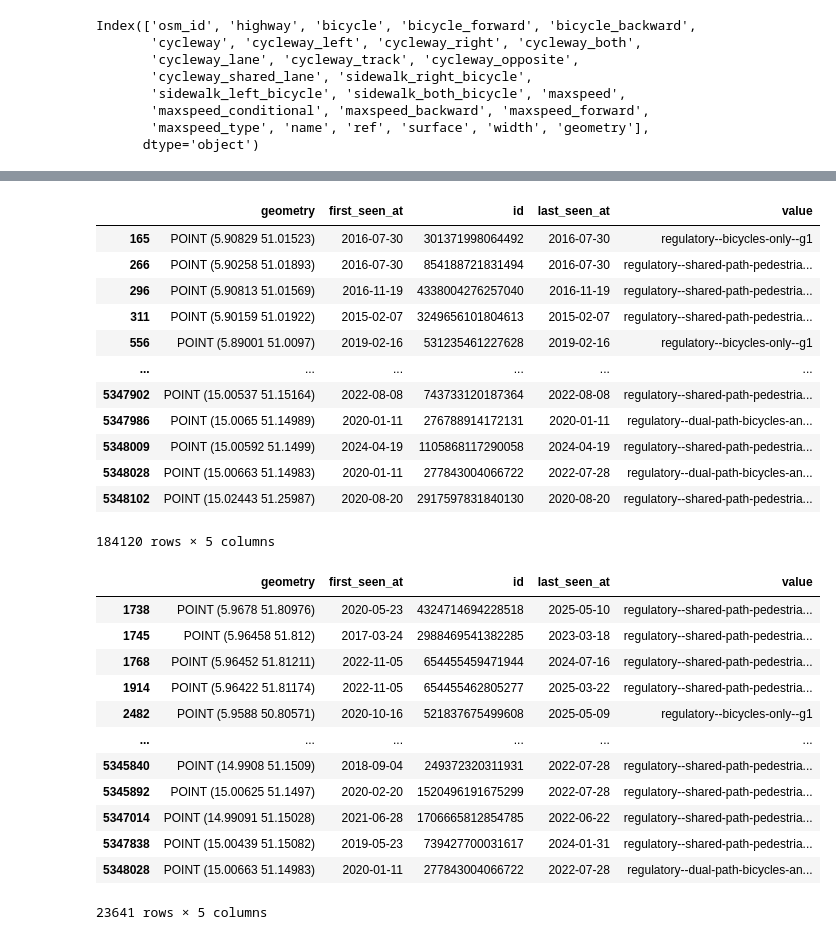
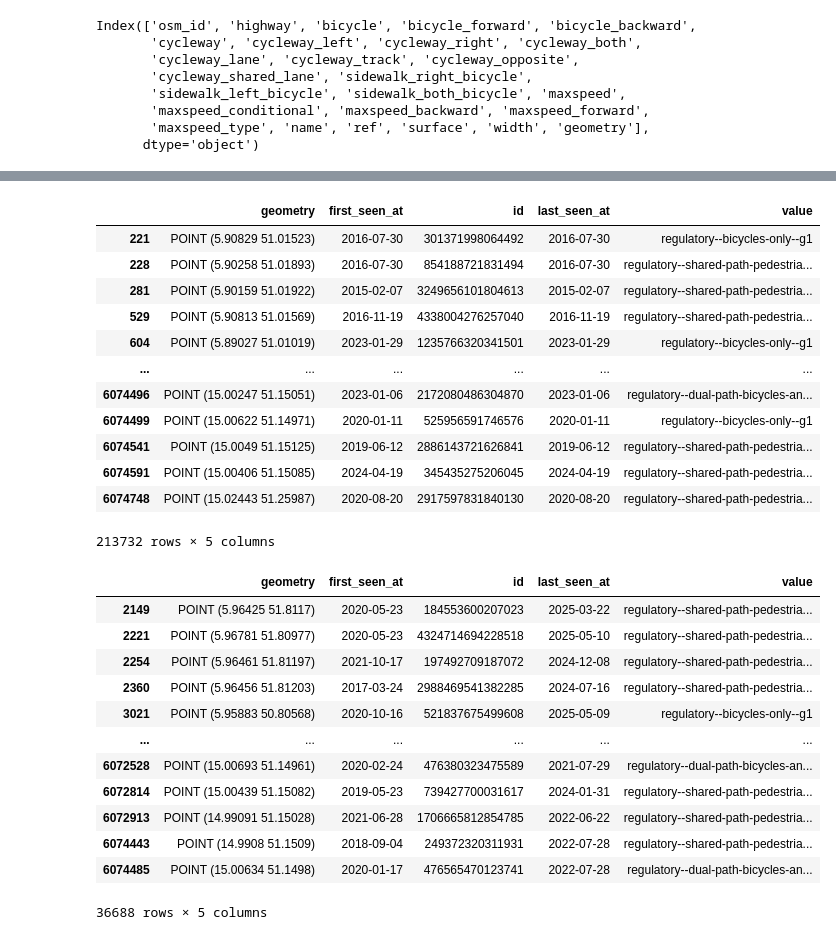
Before and after one commit to vizsim/unfallkarte, a Jupyter notebook: scenarios/scenario7_mapillary-data_cycleways.ipynb, the cells around one changed output, grey strips where cells are left out. Cells and saved outputs as stored; diff of their text form; code cells hidden in the pictures.

```diff
--- a/scenarios/scenario7_mapillary-data_cycleways.ipynb
+++ b/scenarios/scenario7_mapillary-data_cycleways.ipynb
@@ -117,46 +105,47 @@ Name: count, dtype: int64
 
 ## TRAFFFIC SIGNS
 # https://www.mapillary.com/developer/api-documentation/traffic-signs?locale=
 
 # Unterschiedliche Verkehrszeichen in Deutschland für Radwege
 
 # https://trafficsigns.osm-verkehrswende.org/DE?signs=DE:237
 de_237="regulatory--bicycles-only--g1"
 
 # https://trafficsigns.osm-verkehrswende.org/DE?signs=DE:240
 de_240="regulatory--shared-path-pedestrians-and-bicycles--g1"
 
 # https://trafficsigns.osm-verkehrswende.org/DE?signs=DE:241-30
 de_241_30="regulatory--dual-path-bicycles-and-pedestrians--g1"
 
 # https://trafficsigns.osm-verkehrswende.org/DE?signs=DE:241-31
 de_241_31="regulatory--dual-path-pedestrians-and-bicycles--g1"
 
 
 # ggf. noch  "complementary--except-bicycles--g1" https://trafficsigns.osm-verkehrswende.org/DE?signs=DE:1022-10
 
 
 
-mapillary_trafficsigns = gpd.read_parquet("../preprocessing/mapillary_map-feature-data_ger_2025-06-07.parquet")
+#mapillary_trafficsigns = gpd.read_parquet("../preprocessing/mapillary_map-feature-data_ger_2025-06-07.parquet") ## -> 184120 features
+mapillary_trafficsigns = gpd.read_parquet("../preprocessing/mapillary_map-feature-data_ger_2025-07-30.parquet") ## -> 213732 features
 
 
 # Schilder in Germany
 mapillary_trafficsigns_cw=mapillary_trafficsigns[mapillary_trafficsigns.value.isin([de_237, de_240, de_241_30, de_241_31])]
 mapillary_trafficsigns_cw
 # %% [output]
 |  | geometry | first_seen_at | id | last_seen_at | value |
-| 165 | POINT (5.90829 51.01523) | 2016-07-30 | 301371998064492 | 2016-07-30 | regulatory--bicycles-only--g1 |
-| 266 | POINT (5.90258 51.01893) | 2016-07-30 | 854188721831494 | 2016-07-30 | regulatory--shared-path-pedestria... |
-| 296 | POINT (5.90813 51.01569) | 2016-11-19 | 4338004276257040 | 2016-11-19 | regulatory--shared-path-pedestria... |
-| 311 | POINT (5.90159 51.01922) | 2015-02-07 | 3249656101804613 | 2015-02-07 | regulatory--shared-path-pedestria... |
-| 556 | POINT (5.89001 51.0097) | 2019-02-16 | 531235461227628 | 2019-02-16 | regulatory--bicycles-only--g1 |
+| 221 | POINT (5.90829 51.01523) | 2016-07-30 | 301371998064492 | 2016-07-30 | regulatory--bicycles-only--g1 |
+| 228 | POINT (5.90258 51.01893) | 2016-07-30 | 854188721831494 | 2016-07-30 | regulatory--shared-path-pedestria... |
+| 281 | POINT (5.90159 51.01922) | 2015-02-07 | 3249656101804613 | 2015-02-07 | regulatory--shared-path-pedestria... |
+| 529 | POINT (5.90813 51.01569) | 2016-11-19 | 4338004276257040 | 2016-11-19 | regulatory--shared-path-pedestria... |
+| 604 | POINT (5.89027 51.01019) | 2023-01-29 | 1235766320341501 | 2023-01-29 | regulatory--bicycles-only--g1 |
 | ... | ... | ... | ... | ... | ... |
-| 5347902 | POINT (15.00537 51.15164) | 2022-08-08 | 743733120187364 | 2022-08-08 | regulatory--shared-path-pedestria... |
-| 5347986 | POINT (15.0065 51.14989) | 2020-01-11 | 276788914172131 | 2020-01-11 | regulatory--dual-path-bicycles-an... |
-| 5348009 | POINT (15.00592 51.1499) | 2024-04-19 | 1105868117290058 | 2024-04-19 | regulatory--shared-path-pedestria... |
-| 5348028 | POINT (15.00663 51.14983) | 2020-01-11 | 277843004066722 | 2022-07-28 | regulatory--dual-path-bicycles-an... |
-| 5348102 | POINT (15.02443 51.25987) | 2020-08-20 | 2917597831840130 | 2020-08-20 | regulatory--shared-path-pedestria... |
+| 6074496 | POINT (15.00247 51.15051) | 2023-01-06 | 2172080486304870 | 2023-01-06 | regulatory--dual-path-bicycles-an... |
+| 6074499 | POINT (15.00622 51.14971) | 2020-01-11 | 525956591746576 | 2020-01-11 | regulatory--bicycles-only--g1 |
+| 6074541 | POINT (15.0049 51.15125) | 2019-06-12 | 2886143721626841 | 2019-06-12 | regulatory--shared-path-pedestria... |
+| 6074591 | POINT (15.00406 51.15085) | 2024-04-19 | 345435275206045 | 2024-04-19 | regulatory--shared-path-pedestria... |
+| 6074748 | POINT (15.02443 51.25987) | 2020-08-20 | 2917597831840130 | 2020-08-20 | regulatory--shared-path-pedestria... |
-184120 rows × 5 columns
+213732 rows × 5 columns
 # %%
 # mapillary_trafficsigns_237_recent = mapillary_trafficsigns_cw[mapillary_trafficsigns_cw["last_seen_at"] > "2024-01-01"]
 # mapillary_trafficsigns_237_recent
@@ -174,18 +163,18 @@ mapillary_trafficsigns_cw_1year = mapillary_trafficsigns_cw[
 mapillary_trafficsigns_cw_1year
 # %% [output]
 |  | geometry | first_seen_at | id | last_seen_at | value |
-| 1738 | POINT (5.9678 51.80976) | 2020-05-23 | 4324714694228518 | 2025-05-10 | regulatory--shared-path-pedestria... |
-| 1745 | POINT (5.96458 51.812) | 2017-03-24 | 2988469541382285 | 2023-03-18 | regulatory--shared-path-pedestria... |
-| 1768 | POINT (5.96452 51.81211) | 2022-11-05 | 654455459471944 | 2024-07-16 | regulatory--shared-path-pedestria... |
-| 1914 | POINT (5.96422 51.81174) | 2022-11-05 | 654455462805277 | 2025-03-22 | regulatory--shared-path-pedestria... |
-| 2482 | POINT (5.9588 50.80571) | 2020-10-16 | 521837675499608 | 2025-05-09 | regulatory--bicycles-only--g1 |
+| 2149 | POINT (5.96425 51.8117) | 2020-05-23 | 184553600207023 | 2025-03-22 | regulatory--shared-path-pedestria... |
+| 2221 | POINT (5.96781 51.80977) | 2020-05-23 | 4324714694228518 | 2025-05-10 | regulatory--shared-path-pedestria... |
+| 2254 | POINT (5.96461 51.81197) | 2021-10-17 | 197492709187072 | 2024-12-08 | regulatory--shared-path-pedestria... |
+| 2360 | POINT (5.96456 51.81203) | 2017-03-24 | 2988469541382285 | 2024-07-16 | regulatory--shared-path-pedestria... |
+| 3021 | POINT (5.95883 50.80568) | 2020-10-16 | 521837675499608 | 2025-05-09 | regulatory--bicycles-only--g1 |
 | ... | ... | ... | ... | ... | ... |
-| 5345840 | POINT (14.9908 51.1509) | 2018-09-04 | 249372320311931 | 2022-07-28 | regulatory--shared-path-pedestria... |
-| 5345892 | POINT (15.00625 51.1497) | 2020-02-20 | 1520496191675299 | 2022-07-28 | regulatory--shared-path-pedestria... |
-| 5347014 | POINT (14.99091 51.15028) | 2021-06-28 | 1706665812854785 | 2022-06-22 | regulatory--shared-path-pedestria... |
-| 5347838 | POINT (15.00439 51.15082) | 2019-05-23 | 739427700031617 | 2024-01-31 | regulatory--shared-path-pedestria... |
-| 5348028 | POINT (15.00663 51.14983) | 2020-01-11 | 277843004066722 | 2022-07-28 | regulatory--dual-path-bicycles-an... |
+| 6072528 | POINT (15.00693 51.14961) | 2020-02-24 | 476380323475589 | 2021-07-29 | regulatory--dual-path-bicycles-an... |
+| 6072814 | POINT (15.00439 51.15082) | 2019-05-23 | 739427700031617 | 2024-01-31 | regulatory--shared-path-pedestria... |
+| 6072913 | POINT (14.99091 51.15028) | 2021-06-28 | 1706665812854785 | 2022-06-22 | regulatory--shared-path-pedestria... |
+| 6074443 | POINT (14.9908 51.1509) | 2018-09-04 | 249372320311931 | 2022-07-28 | regulatory--shared-path-pedestria... |
+| 6074485 | POINT (15.00634 51.1498) | 2020-01-17 | 476565470123741 | 2022-07-28 | regulatory--dual-path-bicycles-an... |
-23641 rows × 5 columns
+36688 rows × 5 columns
 # %%
 mapillary_trafficsigns_cw_1year.plot(alpha=0.01)
 # %% [output]
```
Also changed, not shown: parts of 12 cells of this notebook, 5 other files.
